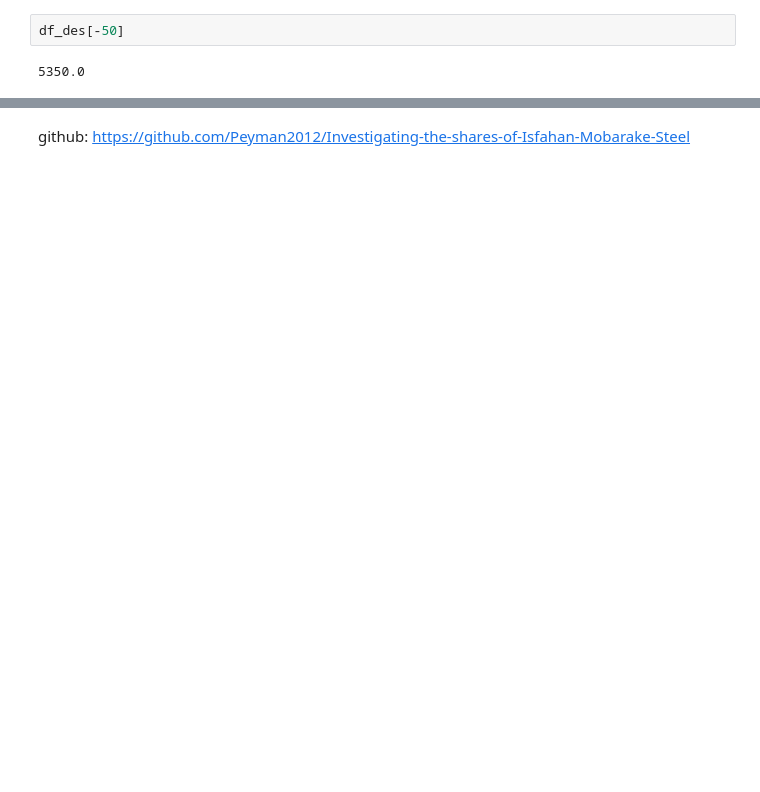
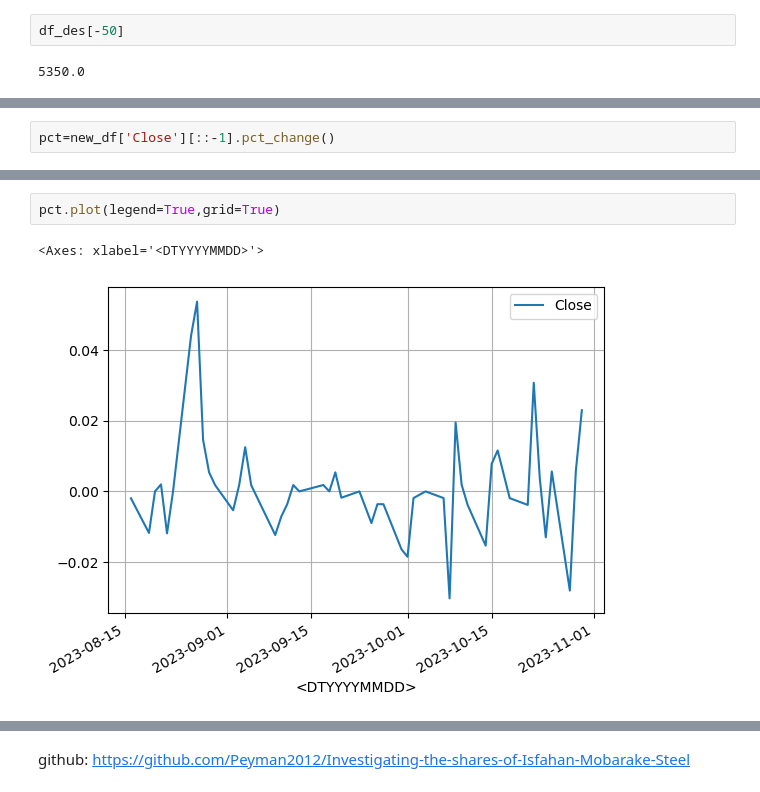
Before and after one commit to Peyman2012/Investigating-the-shares-of-Isfahan-Mobarake-Steel, a Jupyter notebook: folad.ipynb, the cells around one changed output, grey strips where cells are left out. Cells and saved outputs as stored; diff of their text form; blank space fills up the shorter version.

```diff
--- a/folad.ipynb
+++ b/folad.ipynb
@@ -509,0 +505,2 @@ plt.bar(range(len(s_df)),np.where(s_df<0,s_df,0),color='red')
+# %%
+pct=new_df['Close'][::-1].pct_change()
@@ -509,0 +528,5 @@ plt.bar(range(len(s_df)),np.where(s_df<0,s_df,0),color='red')
+# %%
+pct.plot(legend=True,grid=True)
+# %% [output]
+<Axes: xlabel='<DTYYYYMMDD>'>
+[figure, added]
```
Also changed, not shown: parts of 38 cells of this notebook.
